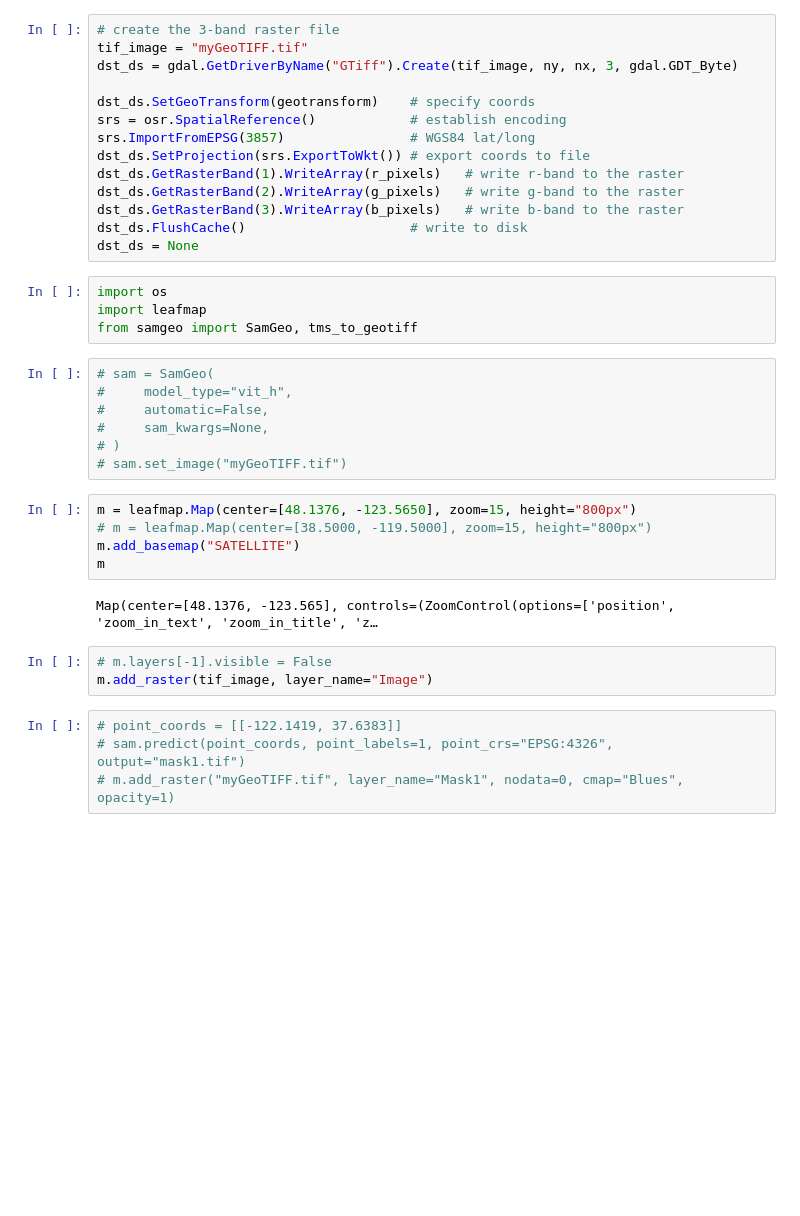
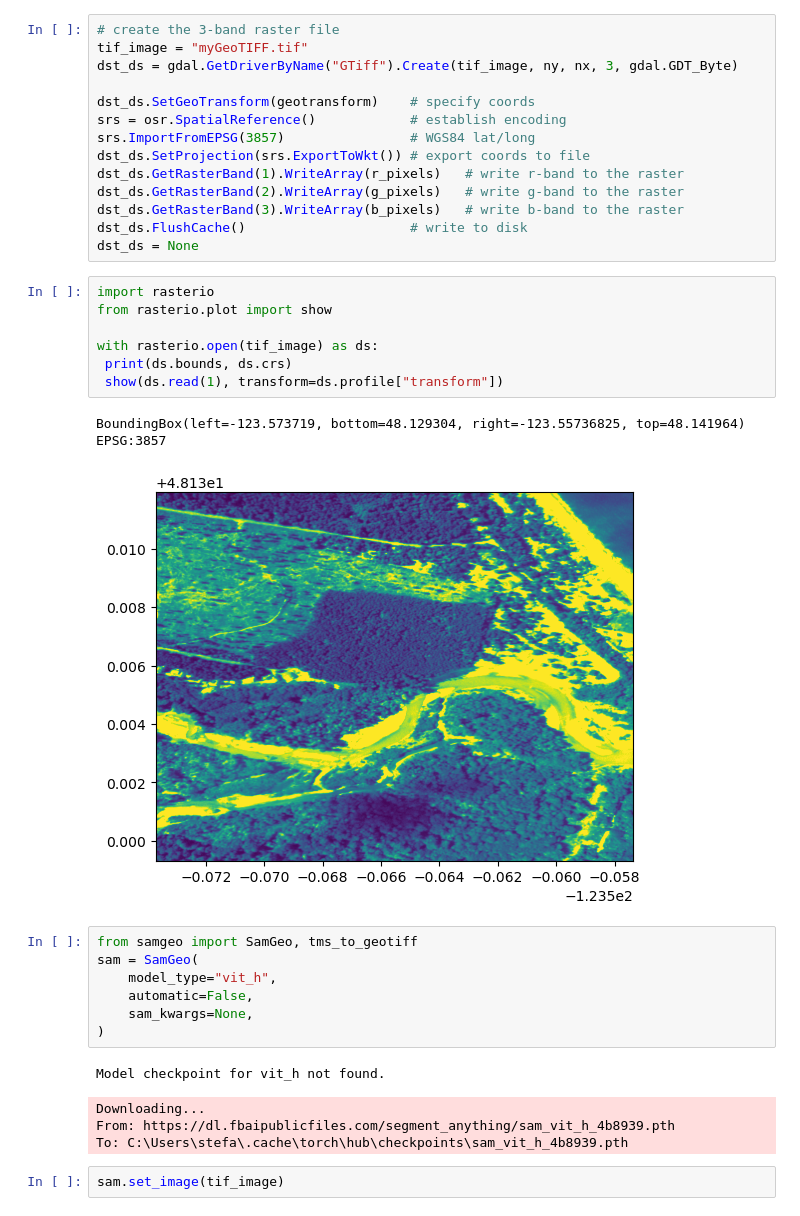
Before and after one commit to StefanTodoran/elwha-segmentation, a Jupyter notebook: book/chapters/conversion.ipynb, the cells around one changed output. Drawn from its saved outputs; the diff is of its cells as text; blank space fills up the shorter version.

```diff
--- a/book/chapters/conversion.ipynb
+++ b/book/chapters/conversion.ipynb
@@ -198,28 +198,27 @@ dst_ds.GetRasterBand(2).WriteArray(g_pixels)   # write g-band to the raster
 dst_ds.GetRasterBand(3).WriteArray(b_pixels)   # write b-band to the raster
 dst_ds.FlushCache()                     # write to disk
 dst_ds = None
-# %%
-import os
-import leafmap
-from samgeo import SamGeo, tms_to_geotiff
+# %%
+import rasterio
+from rasterio.plot import show
+
+with rasterio.open(tif_image) as ds:
+ print(ds.bounds, ds.crs)
+ show(ds.read(1), transform=ds.profile["transform"])
+# %% [output]
+BoundingBox(left=-123.573719, bottom=48.129304, right=-123.55736825, top=48.141964) EPSG:3857
+[figure, added]
 # %%
-# sam = SamGeo(
-#     model_type="vit_h",
-#     automatic=False,
-#     sam_kwargs=None,
-# )
-# sam.set_image("myGeoTIFF.tif")
+from samgeo import SamGeo, tms_to_geotiff
+sam = SamGeo(
+    model_type="vit_h",
+    automatic=False,
+    sam_kwargs=None,
+)
+# %% [output]
+Model checkpoint for vit_h not found.
+Downloading...
+From: https://dl.fbaipublicfiles.com/segment_anything/sam_vit_h_4b8939.pth
+To: C:\Users\stefa\.cache\torch\hub\checkpoints\sam_vit_h_4b8939.pth
-# %%
-m = leafmap.Map(center=[48.1376, -123.5650], zoom=15, height="800px")
-# m = leafmap.Map(center=[38.5000, -119.5000], zoom=15, height="800px")
-m.add_basemap("SATELLITE")
-m
-# %% [output]
-Map(center=[48.1376, -123.565], controls=(ZoomControl(options=['position', 'zoom_in_text', 'zoom_in_title', 'z…
-# %%
-# m.layers[-1].visible = False
-m.add_raster(tif_image, layer_name="Image")
-# %%
-# point_coords = [[-122.1419, 37.6383]]
-# sam.predict(point_coords, point_labels=1, point_crs="EPSG:4326", output="mask1.tif")
-# m.add_raster("myGeoTIFF.tif", layer_name="Mask1", nodata=0, cmap="Blues", opacity=1)
+# %%
+sam.set_image(tif_image)
```
Also changed, not shown: parts of 2 cells of this notebook, 1 other file.
